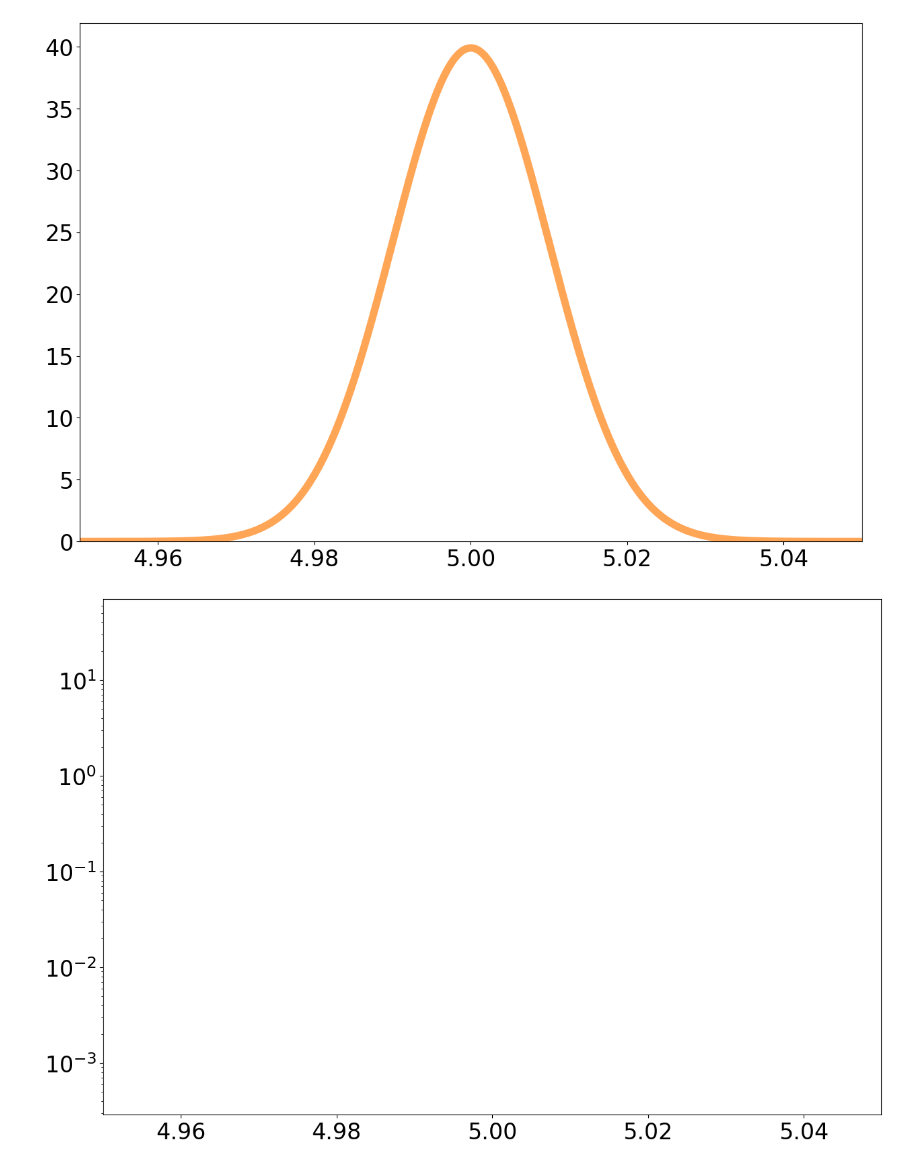
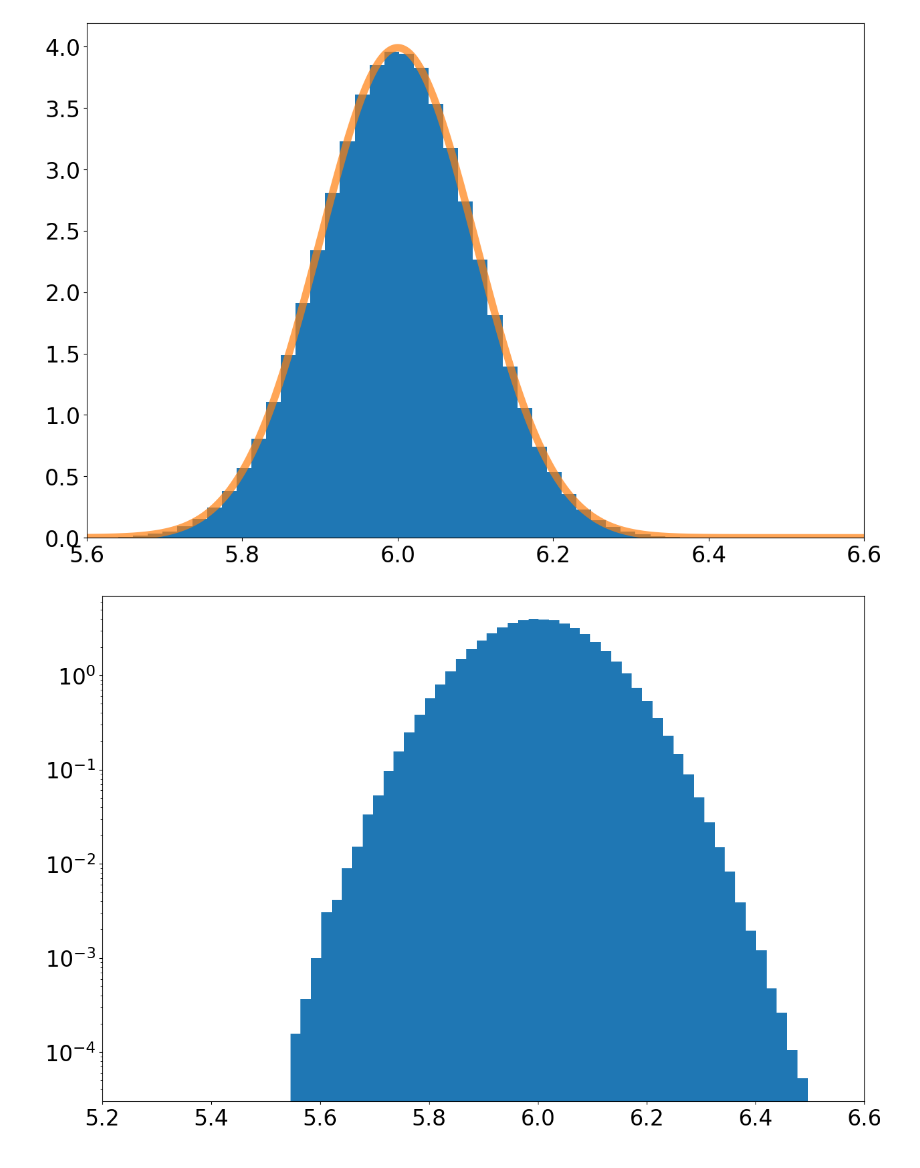
Before and after one commit to boyil8-hash/Lab_1, a Jupyter notebook: homework1note.ipynb, the cells around one changed output. Cells and saved outputs as stored; diff of their text form; code cells hidden in the pictures.

```diff
--- a/homework1note.ipynb
+++ b/homework1note.ipynb
@@ -7,25 +7,25 @@ from scipy import stats
 # set the size of the plot to something useful
 plt.rcParams["figure.figsize"] = (15 , 10)  # size of the plot
 # %%
-d = stats.norm.rvs(loc = 6.0, scale = .01, size=1000000) # random choose 1000000 number from a normal distribution with median at 5.0, standard deviation at 0.01
+d = stats.norm.rvs(loc = 6.0, scale = .1, size=1000000) # random choose 1000000 number from a normal distribution with median at 5.0, standard deviation at 0.01
 # %%
 fig, ax = plt.subplots(1,1) # create 1 row 1 column graph
 ax.hist( d,50, density=True ) # create a density graph  of d with 100 bins
 plt.tick_params(labelsize =24) # font size of text on x/y axis is 24
-plt.xlim([4.95,5.05]) # x limit from 4.95 to 5.05 which is u+- 5sd
-x = np.linspace(4.95, 5.05,1000) # take 10000 points from 4.95 to 5.05 on x axis, so that the graph looks smooth
-ax.plot(x, stats.norm.pdf(x,loc = 5., scale = 0.01), linewidth =8, alpha =0.7)  # compute every probability density over xand graph, linewideth is 8, alpha is opacity
+plt.xlim([5.6,6.6]) # x limit from 4.95 to 5.05 which is u+- 5sd
+x = np.linspace(5.6,6.6,1000) # take 10000 points from 4.95 to 5.05 on x axis, so that the graph looks smooth
+ax.plot(x, stats.norm.pdf(x,loc = 6, scale = 0.1), linewidth =8, alpha =0.7)  # compute every probability density over xand graph, linewideth is 8, alpha is opacity
 plt.show() # show the plot
 # %% [output]
-[figure, old version]
+[figure, new version]
 # %%
 ax = plt.hist(d,50, density = True)
 plt.yscale("log")
 plt.tick_params(labelsize =24)
-plt.xlim([4.95,5.05])
+plt.xlim([5.2,6.6])
 plt.show()
 # %% [output]
-[figure, old version]
+[figure, new version]
 # %%
 fig, ax = plt.subplots(1,1)
 ax.hist(d, 50, density=True)
```
Also changed, not shown: parts of 1 cell of this notebook.
